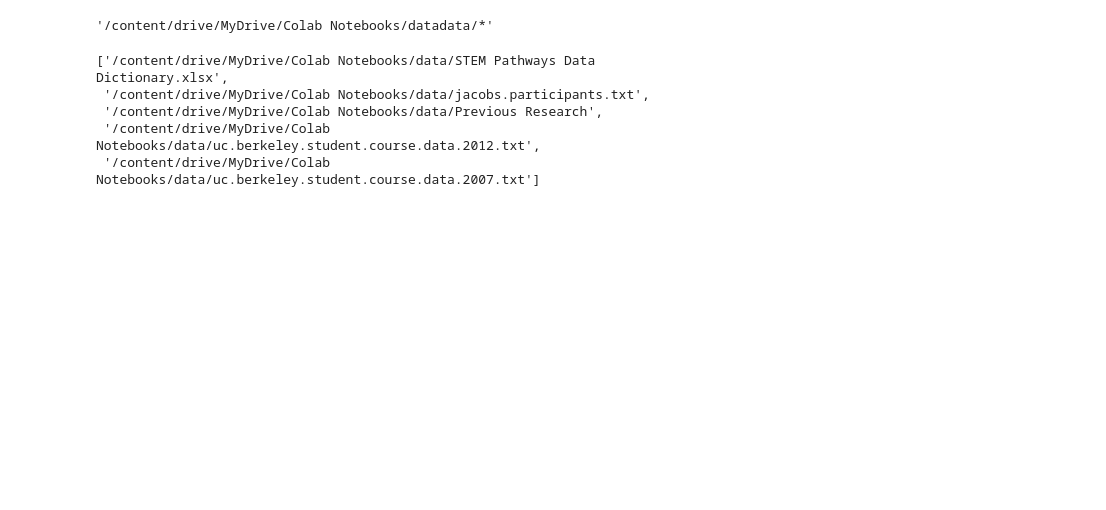
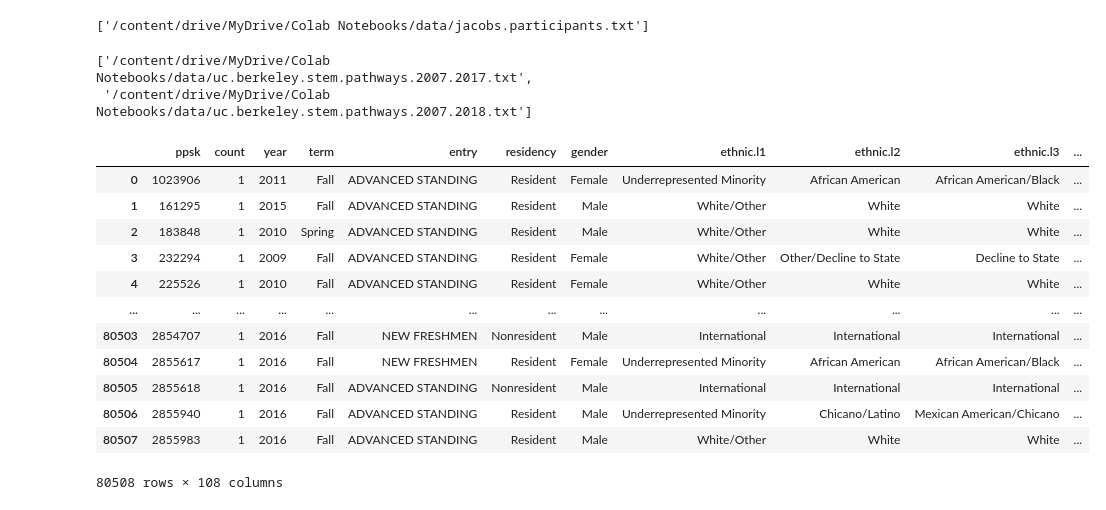
Before and after one commit to PaulDTP/Berkeley_Jacobs, a Jupyter notebook: test.ipynb, the cells around one changed output. Drawn from its saved outputs; the diff is of its cells as text; code cells hidden in the pictures; blank space fills up the shorter version.

```diff
--- a/test.ipynb
+++ b/test.ipynb
@@ -25,12 +24,28 @@ participants = glob.glob("data/jacobs.*")
-# %%
-initial + "data/*"
-# %% [output]
-'/content/drive/MyDrive/Colab Notebooks/datadata/*'
-# %%
-files
-# %% [output]
-['/content/drive/MyDrive/Colab Notebooks/data/STEM Pathways Data Dictionary.xlsx',
- '/content/drive/MyDrive/Colab Notebooks/data/jacobs.participants.txt',
- '/content/drive/MyDrive/Colab Notebooks/data/Previous Research',
- '/content/drive/MyDrive/Colab Notebooks/data/uc.berkeley.student.course.data.2012.txt',
- '/content/drive/MyDrive/Colab Notebooks/data/uc.berkeley.student.course.data.2007.txt']
+# %%
+# cell to check files added to variables
+passes
+# %% [output]
+['/content/drive/MyDrive/Colab Notebooks/data/jacobs.participants.txt']
+# %%
+stem_path = pd.read_table(pathways[0])
+# %%
+pathways
+# %% [output]
+['/content/drive/MyDrive/Colab Notebooks/data/uc.berkeley.stem.pathways.2007.2017.txt',
+ '/content/drive/MyDrive/Colab Notebooks/data/uc.berkeley.stem.pathways.2007.2018.txt']
+# %%
+stem_path
+# %% [output]
+|  | ppsk | count | year | term | entry | residency | gender | ethnic.l1 | ethnic.l2 | ethnic.l3 | ... |
+| 0 | 1023906 | 1 | 2011 | Fall | ADVANCED STANDING | Resident | Female | Underrepresented Minority | African American | African American/Black | ... |
+| 1 | 161295 | 1 | 2015 | Fall | ADVANCED STANDING | Resident | Male | White/Other | White | White | ... |
+| 2 | 183848 | 1 | 2010 | Spring | ADVANCED STANDING | Resident | Male | White/Other | White | White | ... |
+| 3 | 232294 | 1 | 2009 | Fall | ADVANCED STANDING | Resident | Female | White/Other | Other/Decline to State | Decline to State | ... |
+| 4 | 225526 | 1 | 2010 | Fall | ADVANCED STANDING | Resident | Female | White/Other | White | White | ... |
+| ... | ... | ... | ... | ... | ... | ... | ... | ... | ... | ... | ... |
+| 80503 | 2854707 | 1 | 2016 | Fall | NEW FRESHMEN | Nonresident | Male | International | International | International | ... |
+| 80504 | 2855617 | 1 | 2016 | Fall | NEW FRESHMEN | Resident | Female | Underrepresented Minority | African American | African American/Black | ... |
+| 80505 | 2855618 | 1 | 2016 | Fall | ADVANCED STANDING | Nonresident | Male | International | International | International | ... |
+| 80506 | 2855940 | 1 | 2016 | Fall | ADVANCED STANDING | Resident | Male | Underrepresented Minority | Chicano/Latino | Mexican American/Chicano | ... |
+| 80507 | 2855983 | 1 | 2016 | Fall | ADVANCED STANDING | Resident | Male | White/Other | White | White | ... |
+80508 rows × 108 columns
```
Also changed, not shown: parts of 30 cells of this notebook, 2 other files.
